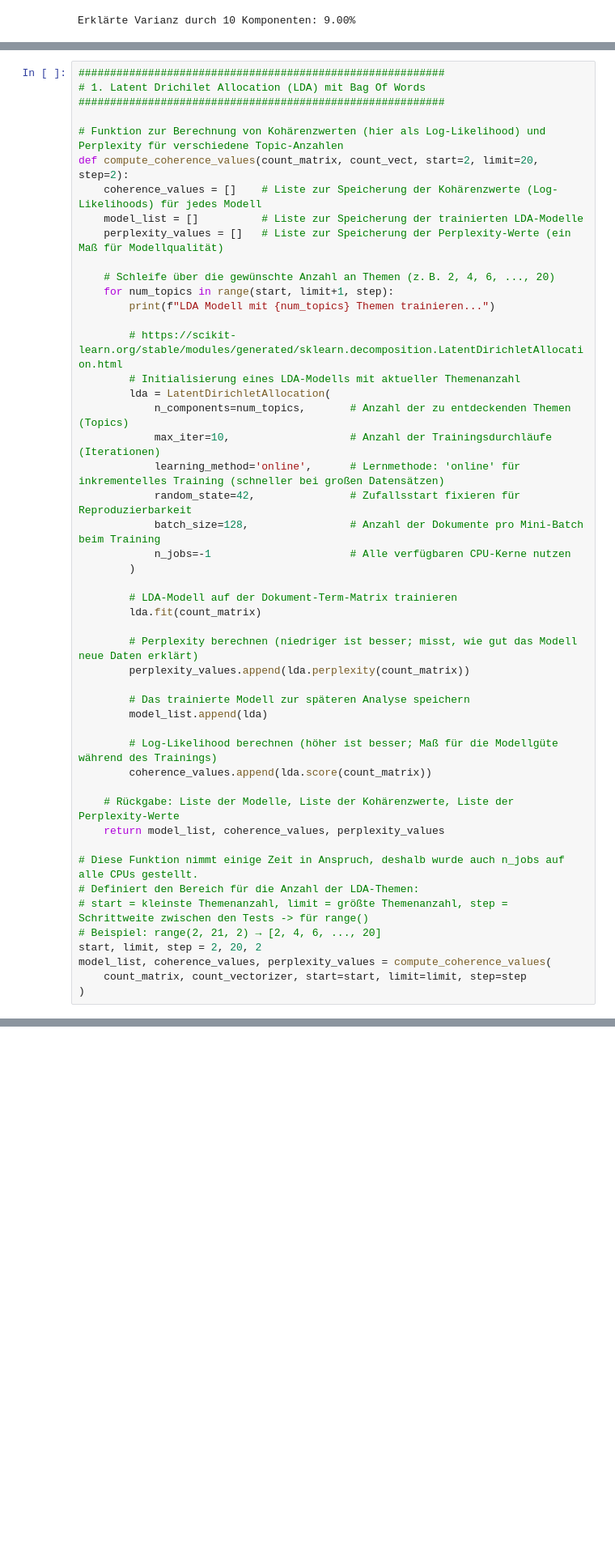
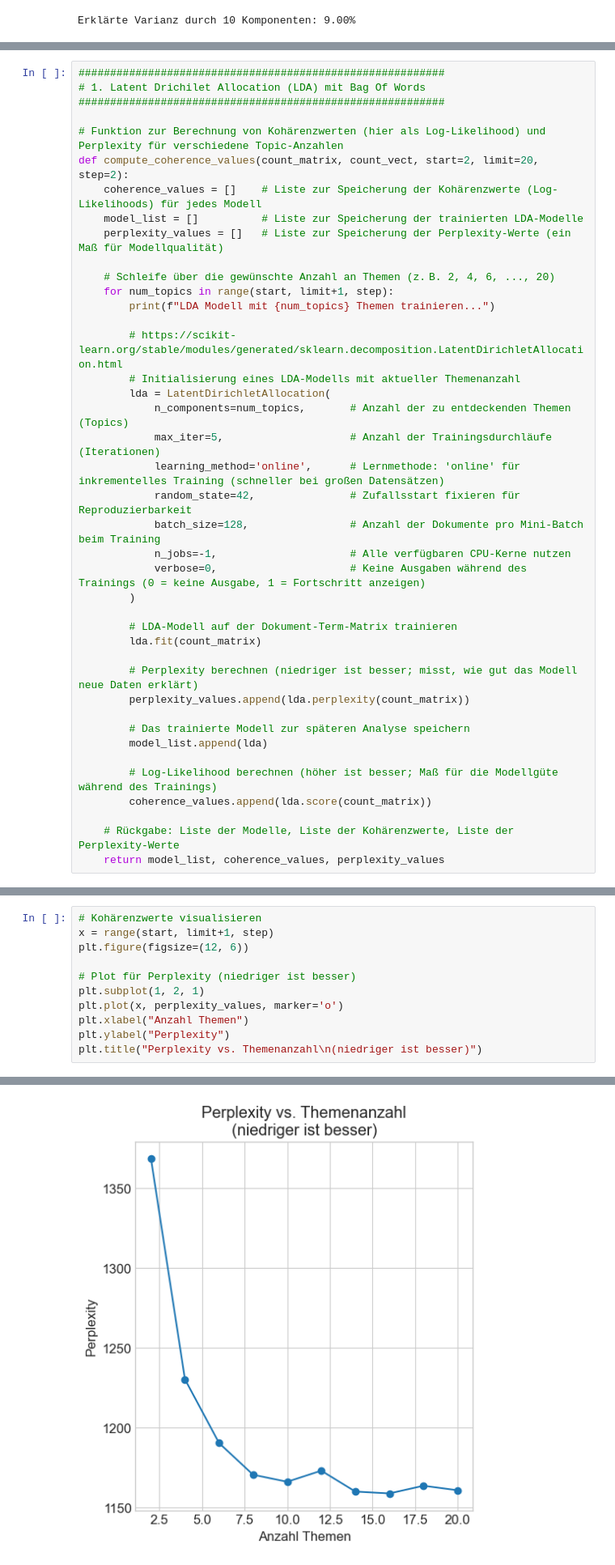
Before and after one commit to Para133791/NLP-Beschwerdeanalyse, a Jupyter notebook: notebooks/3. Themenextraktion.ipynb, the cells around one changed output, grey strips where cells are left out. Shown: that part at 81% size. Drawn from its saved outputs; the diff is of its cells as text; blank space fills up the shorter version.

Commit message:
erster Plot Themenextraktion LDA

```diff
--- a/notebooks/3. Themenextraktion.ipynb
+++ b/notebooks/3. Themenextraktion.ipynb
@@ -140,11 +140,12 @@ def compute_coherence_values(count_matrix, count_vect, start=2, limit=20, step=2
         # Initialisierung eines LDA-Modells mit aktueller Themenanzahl
         lda = LatentDirichletAllocation(
             n_components=num_topics,       # Anzahl der zu entdeckenden Themen (Topics)
-            max_iter=10,                   # Anzahl der Trainingsdurchläufe (Iterationen)
+            max_iter=5,                    # Anzahl der Trainingsdurchläufe (Iterationen)
             learning_method='online',      # Lernmethode: 'online' für inkrementelles Training (schneller bei großen Datensätzen)
             random_state=42,               # Zufallsstart fixieren für Reproduzierbarkeit
             batch_size=128,                # Anzahl der Dokumente pro Mini-Batch beim Training
-            n_jobs=-1                      # Alle verfügbaren CPU-Kerne nutzen
+            n_jobs=-1,                     # Alle verfügbaren CPU-Kerne nutzen
+            verbose=0,                     # Keine Ausgaben während des Trainings (0 = keine Ausgabe, 1 = Fortschritt anzeigen)
         )
 
         # LDA-Modell auf der Dokument-Term-Matrix trainieren
@@ -161,12 +162,3 @@ def compute_coherence_values(count_matrix, count_vect, start=2, limit=20, step=2
 
     # Rückgabe: Liste der Modelle, Liste der Kohärenzwerte, Liste der Perplexity-Werte
     return model_list, coherence_values, perplexity_values
-
-# Diese Funktion nimmt einige Zeit in Anspruch, deshalb wurde auch n_jobs auf alle CPUs gestellt.
-# Definiert den Bereich für die Anzahl der LDA-Themen:
-# start = kleinste Themenanzahl, limit = größte Themenanzahl, step = Schrittweite zwischen den Tests -> für range()
-# Beispiel: range(2, 21, 2) → [2, 4, 6, ..., 20]
-start, limit, step = 2, 20, 2
-model_list, coherence_values, perplexity_values = compute_coherence_values(
-    count_matrix, count_vectorizer, start=start, limit=limit, step=step
-)
@@ -183,0 +200,12 @@ LDA Modell mit 20 Themen trainieren...
+# %%
+# Kohärenzwerte visualisieren
+x = range(start, limit+1, step)
+plt.figure(figsize=(12, 6))
+
+# Plot für Perplexity (niedriger ist besser)
+plt.subplot(1, 2, 1)
+plt.plot(x, perplexity_values, marker='o')
+plt.xlabel("Anzahl Themen")
+plt.ylabel("Perplexity")
+plt.title("Perplexity vs. Themenanzahl\n(niedriger ist besser)")
+# %% [output]
@@ -183,0 +213 @@ LDA Modell mit 20 Themen trainieren...
+[figure, added]
```
Also changed, not shown: parts of 5 cells of this notebook, 2 other files.
